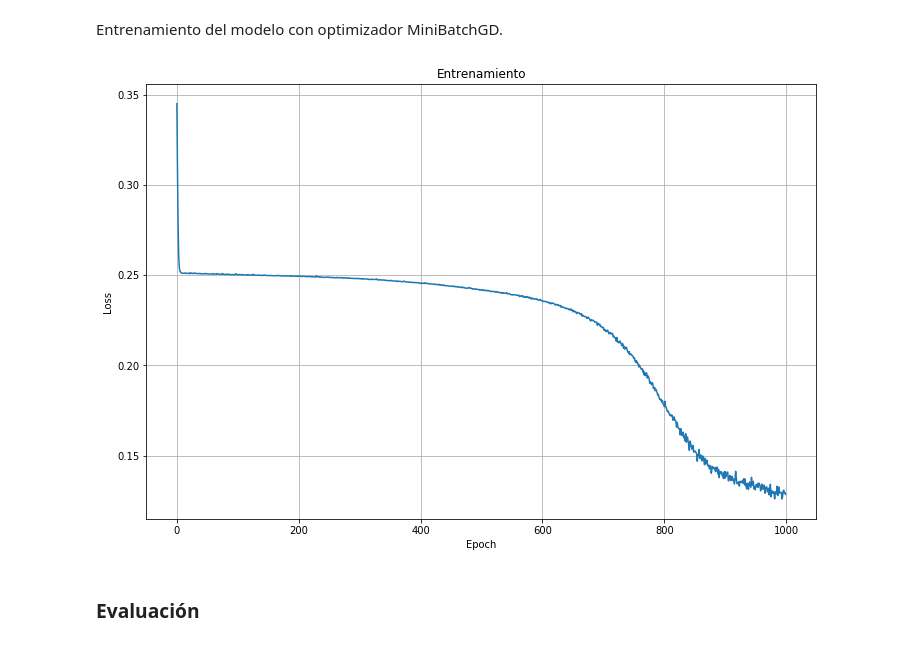
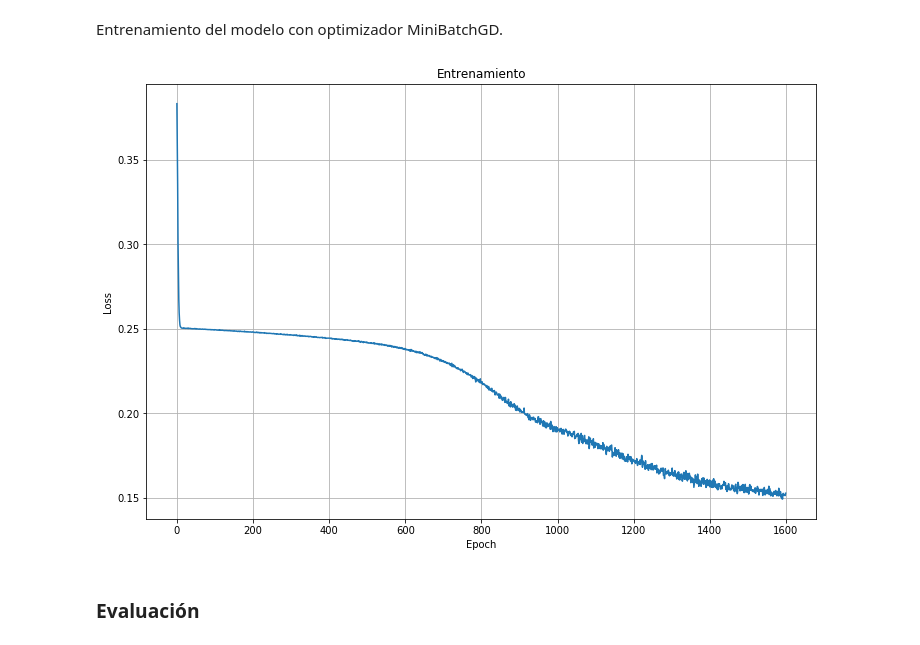
Before and after one commit to nhorro/ceai2020, a Jupyter notebook: deep_learning/clase_2/clase02-keritas.ipynb, the cells around one changed output. Saved outputs shown, nothing was run; the diff lists cells and outputs as text; code cells hidden in the pictures.

```diff
--- a/deep_learning/clase_2/clase02-keritas.ipynb
+++ b/deep_learning/clase_2/clase02-keritas.ipynb
@@ -221,33 +221,33 @@ OUTPUT_LAYER_N_NEURONS = 1
 # %% [markdown]
 Entrenamiento del modelo con optimizador MiniBatchGD.
 # %%
-LEARNING_RATE = 0.5
+LEARNING_RATE = 0.3
 BATCH_SIZE = 256
-N_EPOCHS = 1000
+N_EPOCHS = 1600
 
 l0 = FullyConnected(INPUT_LAYER_N_FEAT,LAYER_1_N_NEURONS)
 l1 = FullyConnected(LAYER_2_N_INPUTS,LAYER_2_N_NEURONS)
 l2 = BinaryOutput(OUTPUT_LAYER_N_INPUTS)
 
 seqmodel = SequentialModel()
 seqmodel.add_layer(l0)
 seqmodel.add_layer(l1)
 seqmodel.add_layer(l2)
 
 optimizer = MiniBatchGDOptimizer()
 train_history = optimizer.train(seqmodel, X_train,y_train,LEARNING_RATE,N_EPOCHS,BATCH_SIZE,callbacks={
     "on_batch": on_batch})
 
 epochs = np.arange(N_EPOCHS)
 plt.figure(figsize=(12,8))
 plt.plot(epochs,train_history)
 plt.grid(which="Both")
 plt.title("Entrenamiento")
 plt.xlabel("Epoch")
 plt.ylabel("Loss")
 plt.show()
 # %% [output]
-[figure, old version]
+[figure, new version]
 # %% [markdown]
 ### Evaluación
 # %%
```
Also changed, not shown: parts of 3 cells of this notebook, 3 other files.
